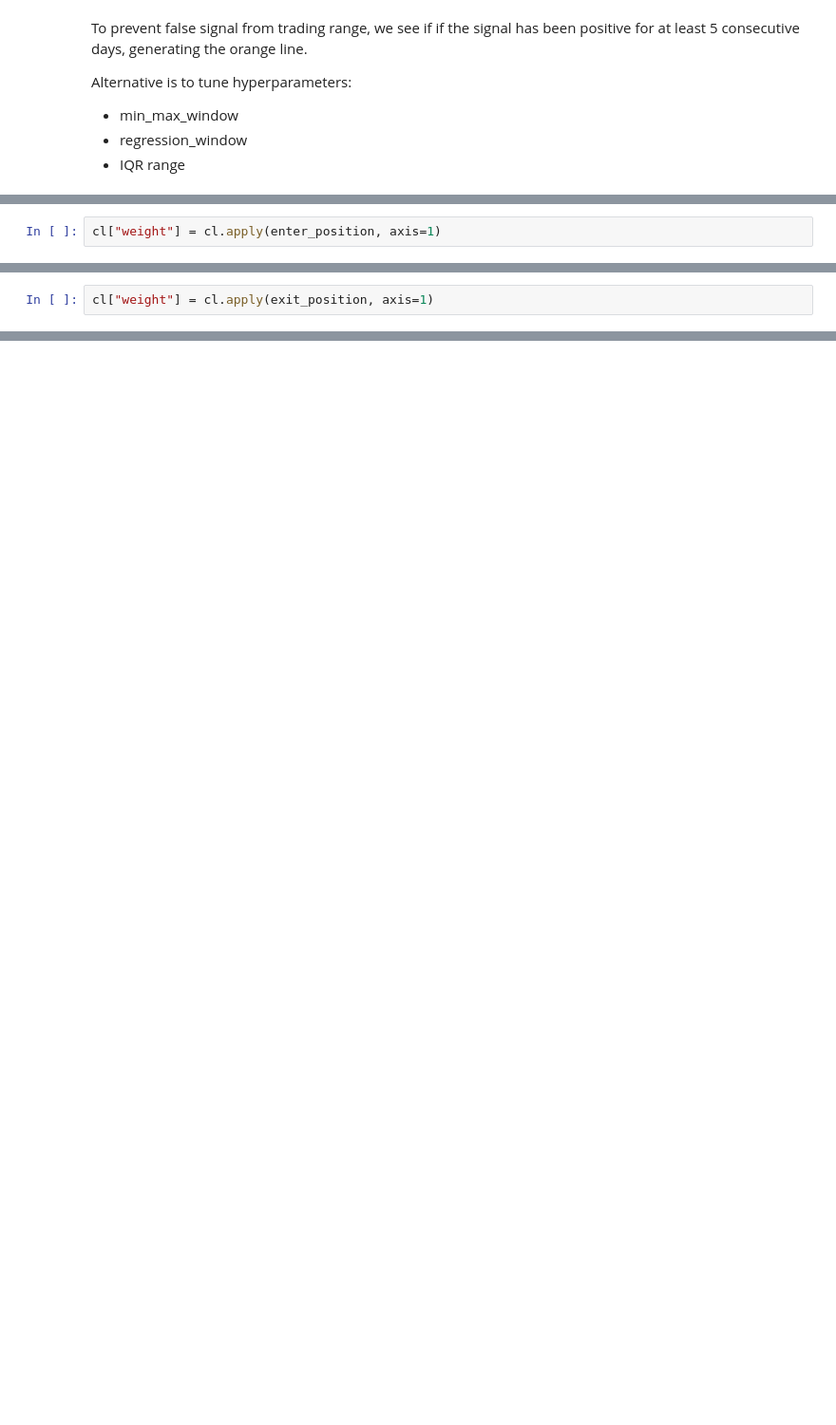
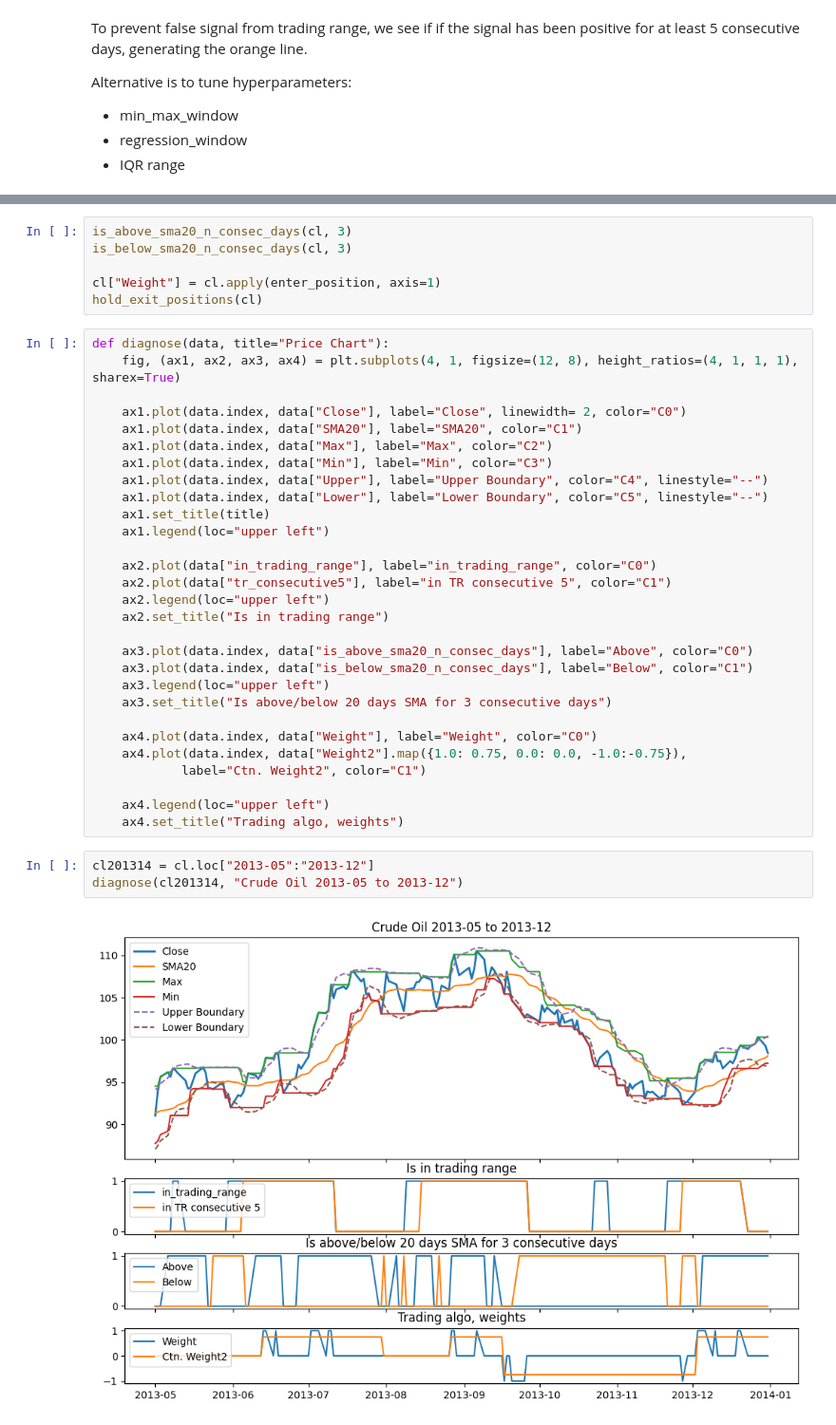
Before and after one commit to printfCRLF/bt, a Jupyter notebook: my_examples/find_trading_range.ipynb, the cells around one changed output, grey strips where cells are left out. Shown at 95% size. Cells and saved outputs as stored; diff of their text form; blank space fills up the shorter version.

```diff
--- a/my_examples/find_trading_range.ipynb
+++ b/my_examples/find_trading_range.ipynb
@@ -351,2 +335,0 @@ def exit_position(row):
-# %%
-cl["weight"] = cl.apply(enter_position, axis=1)
@@ -362,2 +335,0 @@ for i in range(1, len(buy_and_sell1) - 1):
-# %%
-cl["weight"] = cl.apply(exit_position, axis=1)
@@ -403,0 +416,40 @@ Text(0.5, 1.0, 'Is in trading range')
+# %%
+is_above_sma20_n_consec_days(cl, 3)
+is_below_sma20_n_consec_days(cl, 3)
+
+cl["Weight"] = cl.apply(enter_position, axis=1)
+hold_exit_positions(cl)
+# %%
+def diagnose(data, title="Price Chart"):
+    fig, (ax1, ax2, ax3, ax4) = plt.subplots(4, 1, figsize=(12, 8), height_ratios=(4, 1, 1, 1), sharex=True)
+
+    ax1.plot(data.index, data["Close"], label="Close", linewidth= 2, color="C0")
+    ax1.plot(data.index, data["SMA20"], label="SMA20", color="C1")
+    ax1.plot(data.index, data["Max"], label="Max", color="C2")
+    ax1.plot(data.index, data["Min"], label="Min", color="C3")
+    ax1.plot(data.index, data["Upper"], label="Upper Boundary", color="C4", linestyle="--")
+    ax1.plot(data.index, data["Lower"], label="Lower Boundary", color="C5", linestyle="--")
+    ax1.set_title(title)
+    ax1.legend(loc="upper left")
+
+    ax2.plot(data["in_trading_range"], label="in_trading_range", color="C0")
+    ax2.plot(data["tr_consecutive5"], label="in TR consecutive 5", color="C1")
+    ax2.legend(loc="upper left")
+    ax2.set_title("Is in trading range")
+
+    ax3.plot(data.index, data["is_above_sma20_n_consec_days"], label="Above", color="C0")
+    ax3.plot(data.index, data["is_below_sma20_n_consec_days"], label="Below", color="C1")
+    ax3.legend(loc="upper left")
+    ax3.set_title("Is above/below 20 days SMA for 3 consecutive days")
+
+    ax4.plot(data.index, data["Weight"], label="Weight", color="C0")
+    ax4.plot(data.index, data["Weight2"].map({1.0: 0.75, 0.0: 0.0, -1.0:-0.75}),
+            label="Ctn. Weight2", color="C1")
+
+    ax4.legend(loc="upper left")
+    ax4.set_title("Trading algo, weights")
+# %%
+cl201314 = cl.loc["2013-05":"2013-12"]
+diagnose(cl201314, "Crude Oil 2013-05 to 2013-12")
+# %% [output]
+[figure, added]
```
Also changed, not shown: parts of 24 cells of this notebook.
